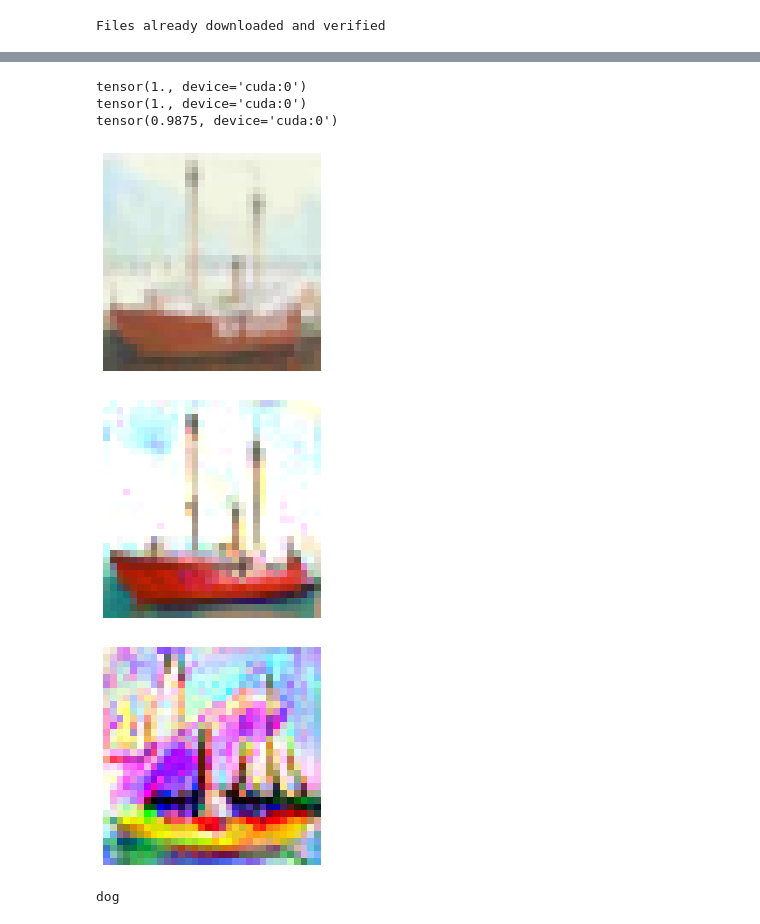
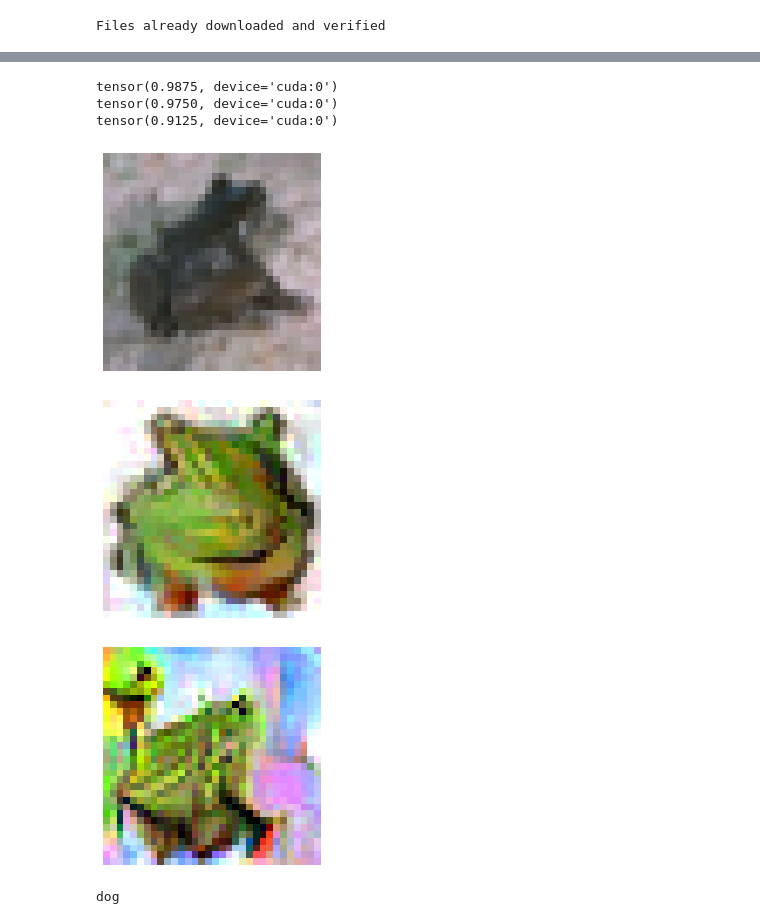
Before and after one commit to mchong6/robust_cifar, a Jupyter notebook: remove_robust.ipynb, the cells around one changed output, grey strips where cells are left out. Cells and saved outputs as stored; diff of their text form; code cells hidden in the pictures.

```diff
--- a/remove_robust.ipynb
+++ b/remove_robust.ipynb
@@ -100,7 +100,7 @@ trainset = torchvision.datasets.CIFAR10(root='./data', train=True, download=True
 # trainset = torchvision.datasets.ImageFolder(root='./robust_data', transform=transform)
 trainloader = torch.utils.data.DataLoader(trainset, batch_size=128, shuffle=True, num_workers=2)
 
-out_dir = './robust_data_robust_model'
+out_dir = './robust_data_robust_model2'
 util.create_dirs(out_dir)
 for i in range(10):
     util.create_dirs(os.path.join(out_dir, str(i)))
@@ -124,6 +124,9 @@ Files already downloaded and verified
 def new_robustify(im, target, iterations, classifier):
     with torch.no_grad():
         target_feat, _ = classifier_feat(normalize(im))
+
+    index = torch.randperm(im.size(0)).cuda()
+    im = im[index]
 
     for j in tqdm_notebook(range(iterations)):
         im.requires_grad_()
@@ -134,10 +137,10 @@ def new_robustify(im, target, iterations, classifier):
         xe_loss =criterion(output, target)
 
         output_feat, _ = classifier_feat(normalize((im).clamp(0, 1)))
-#         feat_loss = 1e-2 * F.mse_loss(output_feat[-1], target_feat[-1])
+        feat_loss = 1e-1 * F.mse_loss(output_feat[-1], target_feat[-1])
 
-#         print(j, xe_loss.item())#, feat_loss.item())
-        total_loss = total_loss + xe_loss# + feat_loss
+        print(j, xe_loss.item(), feat_loss.item())
+        total_loss = total_loss + xe_loss + feat_loss
         if xe_loss < 1e-4:
             return im.clamp(0,1)
 
@@ -208,7 +228,7 @@ strong_adversary = L2PGDAttack(
     adv_model, eps=0.5, eps_iter=0.25/5, nb_iter=100,
     rand_init=True, targeted=False)
 
-adv = strong_adversary.perturb(out.detach(), targets)
+adv = strong_adversary.perturb(out_madry.detach(), targets)
 robust_label = classifier(normalize(out)).argmax(1)
 adv_label = classifier(normalize(adv)).argmax(1)
 
@@ -223,18 +243,18 @@ dense_label = classifier_dense(normalize(out)).argmax(1)
 
 print((targets==dense_label).sum().float()/ inputs.size(0))
 # %% [output]
-tensor(1., device='cuda:0')
-tensor(1., device='cuda:0')
 tensor(0.9875, device='cuda:0')
+tensor(0.9750, device='cuda:0')
+tensor(0.9125, device='cuda:0')
 # %%
-idx = 12
+idx = 19
 util.display_image(inputs[idx])
 util.display_image(out[idx])
 util.display_image(out_madry[idx])
 # %% [output]
-[figure, old version]
+[figure, new version]
-[figure, old version]
+[figure, new version]
-[figure, old version]
+[figure, new version]
 # %%
 def mixup_data(x, y, alpha=0.5):
     '''Returns mixed inputs, pairs of targets, and lambda'''
```
Also changed, not shown: parts of 1 cell of this notebook, 2 other files.
